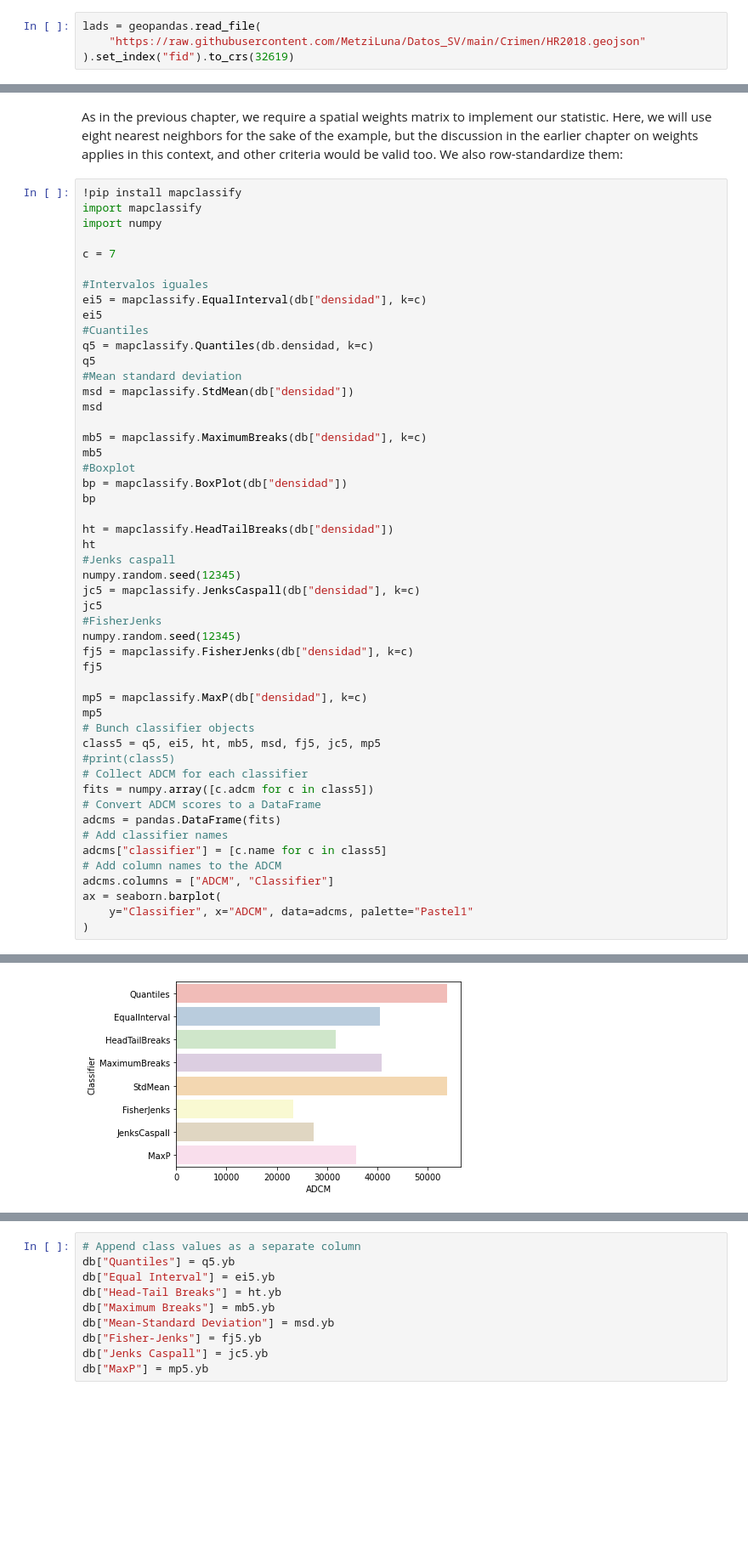
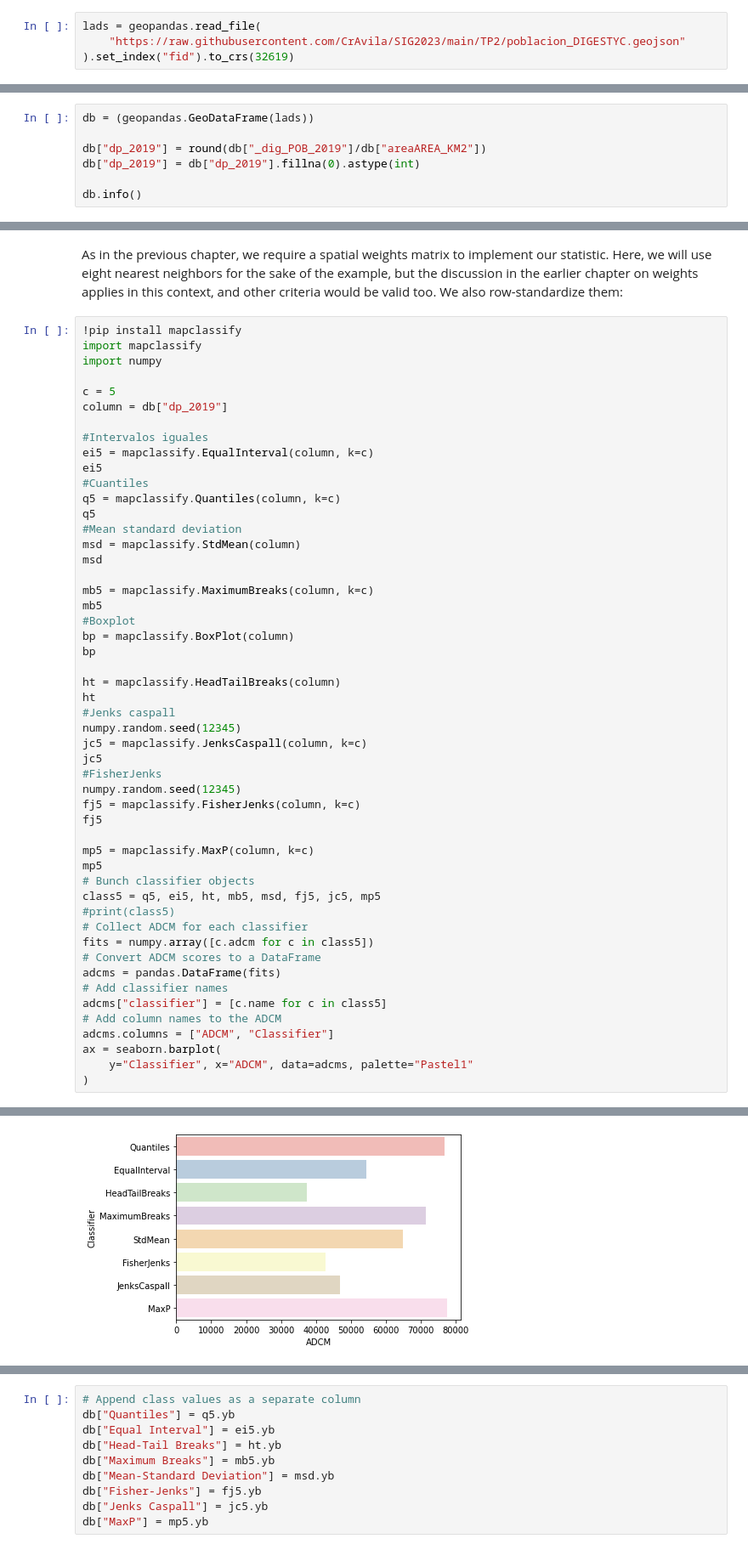
Before and after one commit to CrAvila/SIG2023, a Jupyter notebook: TP2/TP2.ipynb, the cells around one changed output, grey strips where cells are left out. Shown at 85% size. Cells and saved outputs as stored; diff of their text form; blank space fills up the shorter version.

```diff
--- a/TP2/TP2.ipynb
+++ b/TP2/TP2.ipynb
@@ -37,4 +24,4 @@ Successfully installed matplotlib_scalebar-0.8.1
 # %%
 lads = geopandas.read_file(
-    "https://raw.githubusercontent.com/MetziLuna/Datos_SV/main/Crimen/HR2018.geojson"
+    "https://raw.githubusercontent.com/CrAvila/SIG2023/main/TP2/poblacion_DIGESTYC.geojson"
 ).set_index("fid").to_crs(32619)
@@ -66,0 +28,7 @@ db["POBR_FISDL"] = db["POBR_FISDL"].replace("Pobreza Severa", "4 - Pobreza Sever
+# %%
+db = (geopandas.GeoDataFrame(lads))
+
+db["dp_2019"] = round(db["_dig_POB_2019"]/db["areaAREA_KM2"])
+db["dp_2019"] = db["dp_2019"].fillna(0).astype(int)
+
+db.info()
@@ -211,36 +198,37 @@ As in the previous chapter, we require a spatial weights matrix to implement our
 import mapclassify
 import numpy
 
-c = 7
+c = 5
+column = db["dp_2019"]
 
 #Intervalos iguales
-ei5 = mapclassify.EqualInterval(db["densidad"], k=c)
+ei5 = mapclassify.EqualInterval(column, k=c)
 ei5
 #Cuantiles
-q5 = mapclassify.Quantiles(db.densidad, k=c)
+q5 = mapclassify.Quantiles(column, k=c)
 q5
 #Mean standard deviation
-msd = mapclassify.StdMean(db["densidad"])
+msd = mapclassify.StdMean(column)
 msd
 
-mb5 = mapclassify.MaximumBreaks(db["densidad"], k=c)
+mb5 = mapclassify.MaximumBreaks(column, k=c)
 mb5
 #Boxplot
-bp = mapclassify.BoxPlot(db["densidad"])
+bp = mapclassify.BoxPlot(column)
 bp
 
-ht = mapclassify.HeadTailBreaks(db["densidad"])
+ht = mapclassify.HeadTailBreaks(column)
 ht
 #Jenks caspall
 numpy.random.seed(12345)
-jc5 = mapclassify.JenksCaspall(db["densidad"], k=c)
+jc5 = mapclassify.JenksCaspall(column, k=c)
 jc5
 #FisherJenks
 numpy.random.seed(12345)
-fj5 = mapclassify.FisherJenks(db["densidad"], k=c)
+fj5 = mapclassify.FisherJenks(column, k=c)
 fj5
 
-mp5 = mapclassify.MaxP(db["densidad"], k=c)
+mp5 = mapclassify.MaxP(column, k=c)
 mp5
 # Bunch classifier objects
 class5 = q5, ei5, ht, mb5, msd, fj5, jc5, mp5
@@ -271,5 +259,5 @@ Requirement already satisfied: threadpoolctl>=2.0.0 in /usr/local/lib/python3.8/
 Requirement already satisfied: six>=1.5 in /usr/local/lib/python3.8/dist-packages (from python-dateutil>=2.7.3->pandas>=1.0->mapclassify) (1.15.0)
-[figure, old version]
+[figure, new version]
 # %%
 #print(fits)
 #print(adcms)
```
Also changed, not shown: parts of 8 cells of this notebook.
